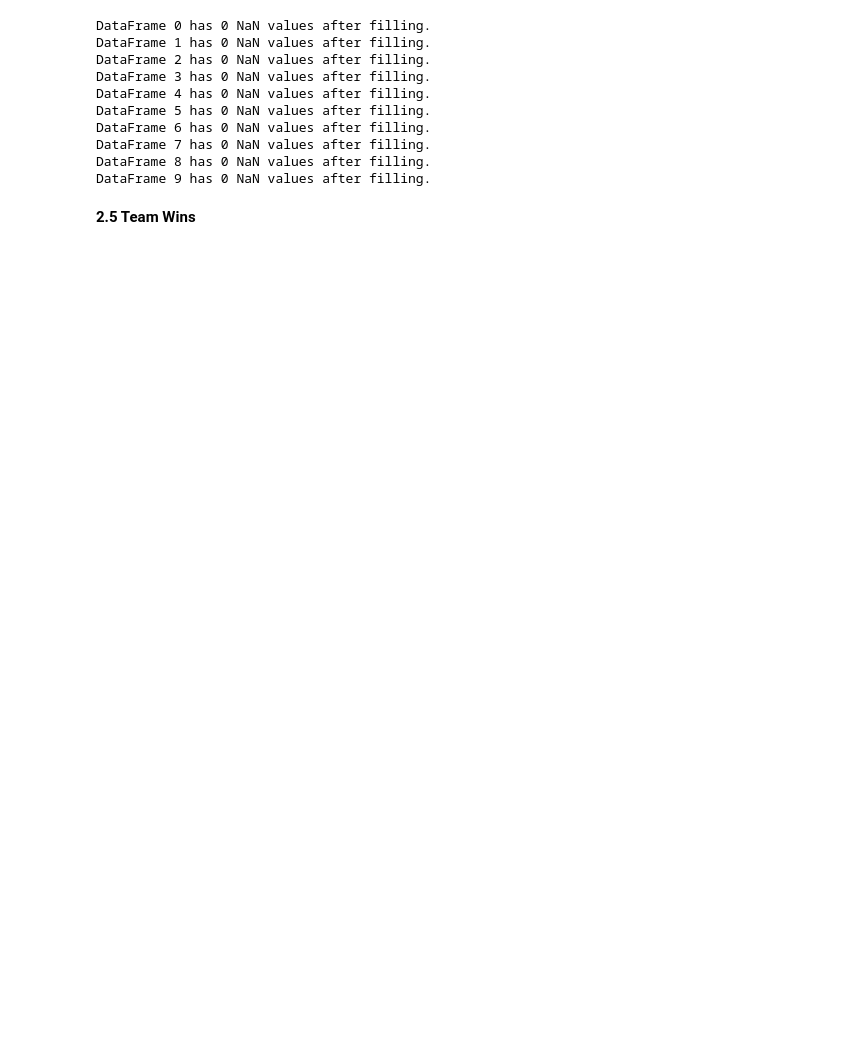
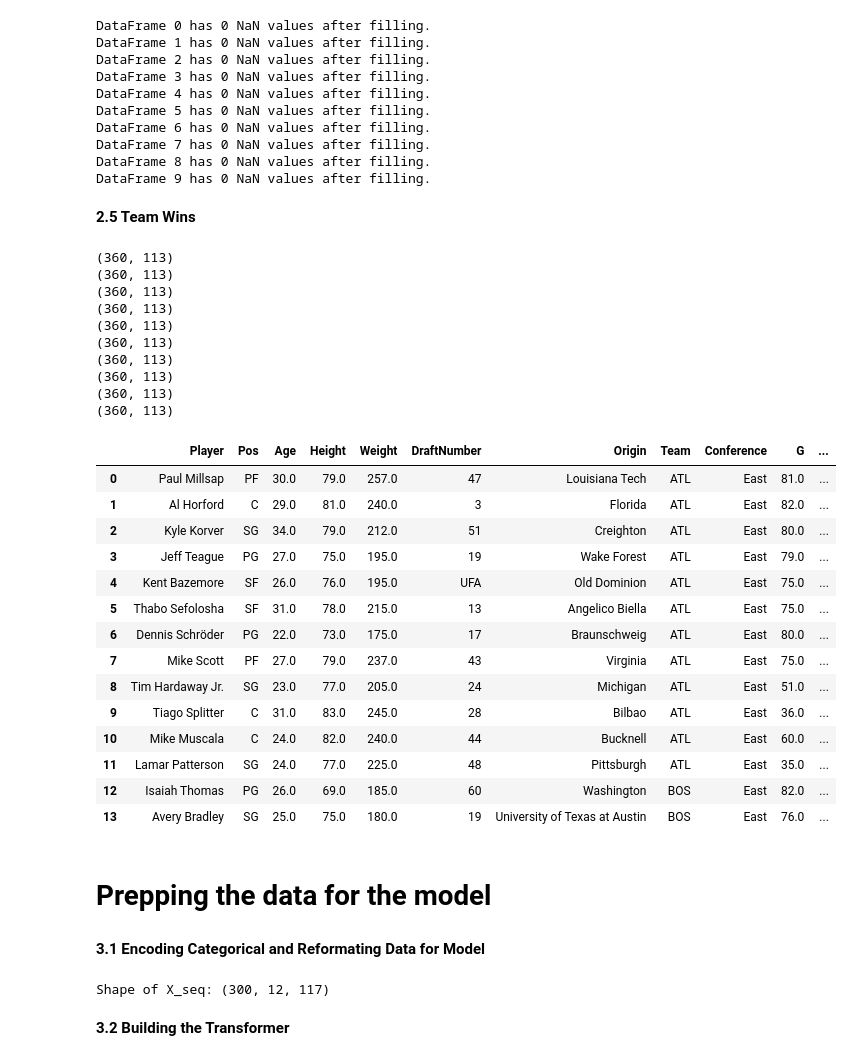
Before and after one commit to JZ-17/NESSIS, a Jupyter notebook: NESSIS.ipynb, the cells around one changed output. Drawn from its saved outputs; the diff is of its cells as text; code cells hidden in the pictures; blank space fills up the shorter version.

Commit message:
Encodings

```diff
--- a/NESSIS.ipynb
+++ b/NESSIS.ipynb
@@ -790,7 +790,7 @@ for i in range(len(dataframes)):
     # Define the new order of columns
     new_order = [
         # Identity
-        'Player', 'Pos', 'Age', 'Height','Weight','DraftNumber','Origin','Team',
+        'Player', 'Pos', 'Age', 'Height','Weight','DraftNumber','Origin','Team', 'Conference',
 
         # Playing time
         'G', 'GS', 'MP', 'MP_Per_Game',
@@ -906,3 +906,39 @@ wins_21_22 = [43, 51, 44, 43, 31, 44, 42, 48, 23, 53, 46, 56, 42, 33, 56, 43, 58
 wins_22_23 = [43, 64, 49, 27, 40, 51, 52, 53, 14, 50, 41, 48, 51, 43, 56, 44, 58, 51, 42, 47, 40, 34, 54, 45, 33, 48, 22, 41, 49, 35]
 wins_23_24 = [36, 64, 32, 21, 39, 44, 52, 57, 14, 50, 41, 48, 51, 47, 50, 46, 49, 56, 11, 50, 40, 47, 61, 49, 46, 46, 34, 25, 47, 15]
 wins_24_25 = [40, 61, 26, 19, 39, 44, 50, 52, 44, 48, 52, 48, 50, 50, 48, 37, 48, 49, 21, 51, 68, 41, 58, 36, 46, 40, 34, 30, 17, 18]
+# %%
+# Check for 12 man rosters
+for i in range(len(dataframes)):
+    print(dataframes[i].shape)
+
+dataframes[0].head(14)
+# %% [output]
+(360, 113)
+(360, 113)
+(360, 113)
+(360, 113)
+(360, 113)
+(360, 113)
+(360, 113)
+(360, 113)
+(360, 113)
+(360, 113)
+|  | Player | Pos | Age | Height | Weight | DraftNumber | Origin | Team | Conference | G | ... |
+| 0 | Paul Millsap | PF | 30.0 | 79.0 | 257.0 | 47 | Louisiana Tech | ATL | East | 81.0 | ... |
+| 1 | Al Horford | C | 29.0 | 81.0 | 240.0 | 3 | Florida | ATL | East | 82.0 | ... |
+| 2 | Kyle Korver | SG | 34.0 | 79.0 | 212.0 | 51 | Creighton | ATL | East | 80.0 | ... |
+| 3 | Jeff Teague | PG | 27.0 | 75.0 | 195.0 | 19 | Wake Forest | ATL | East | 79.0 | ... |
+| 4 | Kent Bazemore | SF | 26.0 | 76.0 | 195.0 | UFA | Old Dominion | ATL | East | 75.0 | ... |
+| 5 | Thabo Sefolosha | SF | 31.0 | 78.0 | 215.0 | 13 | Angelico Biella | ATL | East | 75.0 | ... |
+| 6 | Dennis Schröder | PG | 22.0 | 73.0 | 175.0 | 17 | Braunschweig | ATL | East | 80.0 | ... |
+| 7 | Mike Scott | PF | 27.0 | 79.0 | 237.0 | 43 | Virginia | ATL | East | 75.0 | ... |
+| 8 | Tim Hardaway Jr. | SG | 23.0 | 77.0 | 205.0 | 24 | Michigan | ATL | East | 51.0 | ... |
+| 9 | Tiago Splitter | C | 31.0 | 83.0 | 245.0 | 28 | Bilbao | ATL | East | 36.0 | ... |
+| 10 | Mike Muscala | C | 24.0 | 82.0 | 240.0 | 44 | Bucknell | ATL | East | 60.0 | ... |
+| 11 | Lamar Patterson | SG | 24.0 | 77.0 | 225.0 | 48 | Pittsburgh | ATL | East | 35.0 | ... |
+| 12 | Isaiah Thomas | PG | 26.0 | 69.0 | 185.0 | 60 | Washington | BOS | East | 82.0 | ... |
+| 13 | Avery Bradley | SG | 25.0 | 75.0 | 180.0 | 19 | University of Texas at Austin | BOS | East | 76.0 | ... |
+# %% [markdown]
+# Prepping the data for the model
+# %% [markdown]
+**3.1 Encoding Categorical and Reformating Data for Model**
@@ -908,0 +997,6 @@ wins_24_25 = [40, 61, 26, 19, 39, 44, 50, 52, 44, 48, 52, 48, 50, 50, 48, 37, 48
+# %%
+print("Shape of X_seq:", X_seq.shape)
+# %% [output]
+Shape of X_seq: (300, 12, 117)
+# %% [markdown]
+**3.2 Building the Transformer**
```
Also changed, not shown: parts of 6 cells of this notebook.
